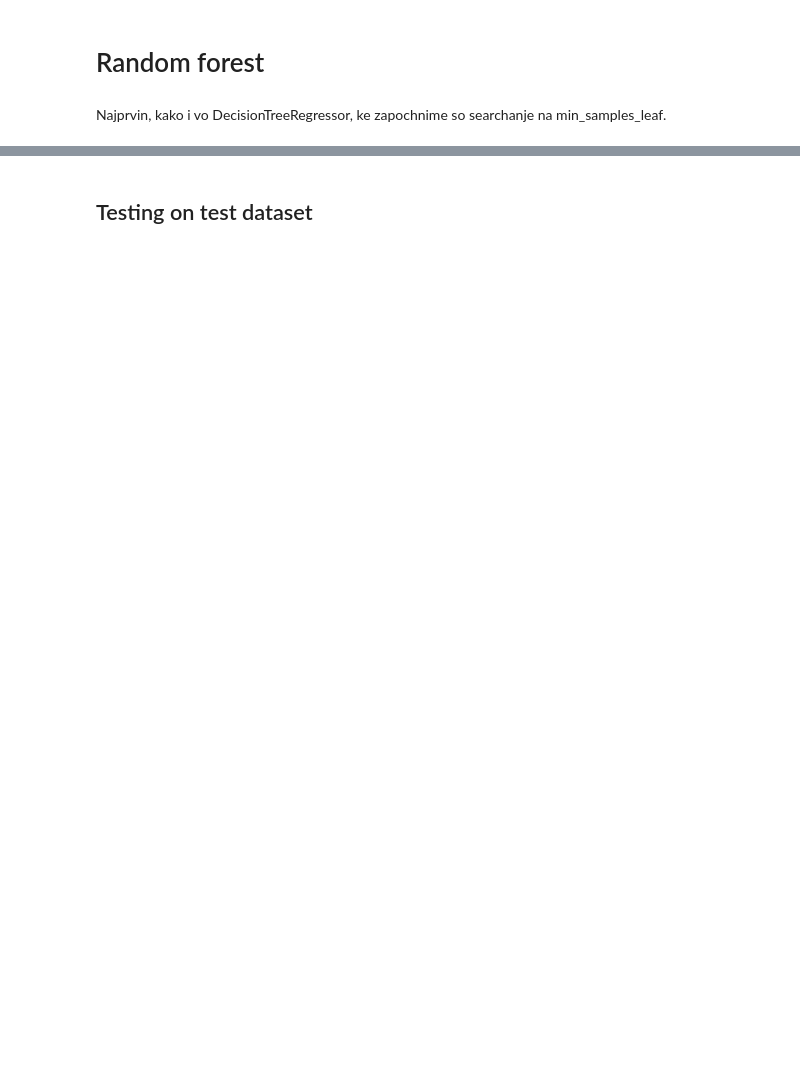
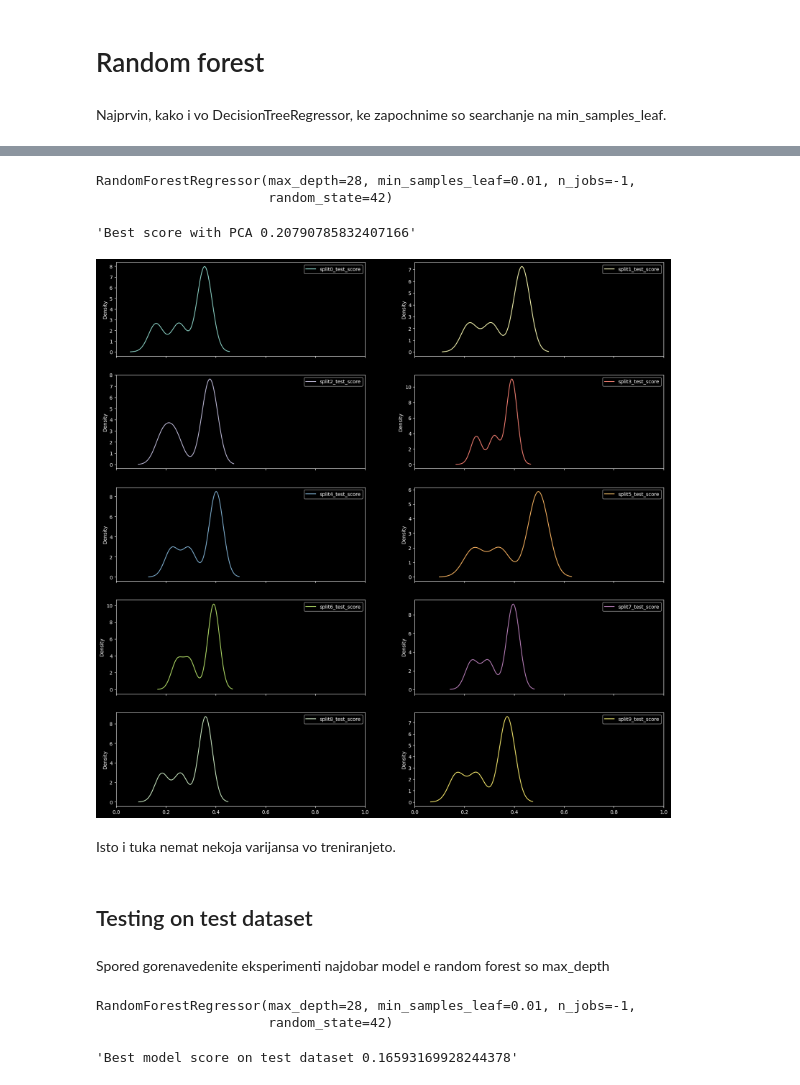
Before and after one commit to viki123v/housing-prices-analysis, a Jupyter notebook: notebooks/regression-trees.ipynb, the cells around one changed output, grey strips where cells are left out. Drawn from its saved outputs; the diff is of its cells as text; code cells hidden in the pictures; blank space fills up the shorter version.

```diff
--- a/notebooks/regression-trees.ipynb
+++ b/notebooks/regression-trees.ipynb
@@ -473,2 +523,49 @@ fine_tuner=param_space_search(
+# %%
+param_space_min_samples=np.linspace(start=0.01,stop=0.8,num=5)
+param_space_num_estiamtors=np.logspace(start=1,stop=2,base=10,dtype=np.int64,num=5)
+param_space_max_depth =np.linspace(
+    start=int(0.1*X_tr_proc.shape[1]),
+    stop=int(1.2*X_tr_proc.shape[1]),
+    dtype=np.int64,
+    num=5
+)
+tree=RandomForestRegressor(random_state=42,n_jobs=-1)
+fine_tuner=param_space_search(
+    tree=tree,
+    X=X_tr_PCA,
+    y=Y_tr,
+    param_grid={
+        'min_samples_leaf':param_space_min_samples,
+        'n_estimators' : param_space_num_estiamtors,
+        "max_depth" : param_space_max_depth
+    }
+)
+fine_tuner.best_estimator_
+# %% [output]
+RandomForestRegressor(max_depth=28, min_samples_leaf=0.01, n_jobs=-1,
+                      random_state=42)
+# %%
+"Best score with PCA {}".format(-1 * fine_tuner.best_score_)
+# %% [output]
+'Best score with PCA 0.20790785832407166'
+# %%
+plot_cvs(fine_tuner)
+# %% [output]
+[figure, added]
+# %% [markdown]
+Isto i tuka nemat nekoja varijansa vo treniranjeto.
 # %% [markdown]
 ## Testing on test dataset
+# %% [markdown]
+Spored gorenavedenite eksperimenti najdobar model e random forest so max_depth
+# %%
+tree=RandomForestRegressor(max_depth=28, min_samples_leaf=0.01, n_jobs=-1,
+                      random_state=42)
+tree.fit(X_tr_proc,Y_tr)
+# %% [output]
+RandomForestRegressor(max_depth=28, min_samples_leaf=0.01, n_jobs=-1,
+                      random_state=42)
+# %%
+'Best model score on test dataset {}'.format(-1 * rmse_logs(Y_test,tree.predict(X_test_proc)))
+# %% [output]
+'Best model score on test dataset 0.16593169928244378'
```
Also changed, not shown: parts of 19 cells of this notebook, 1 other file.
